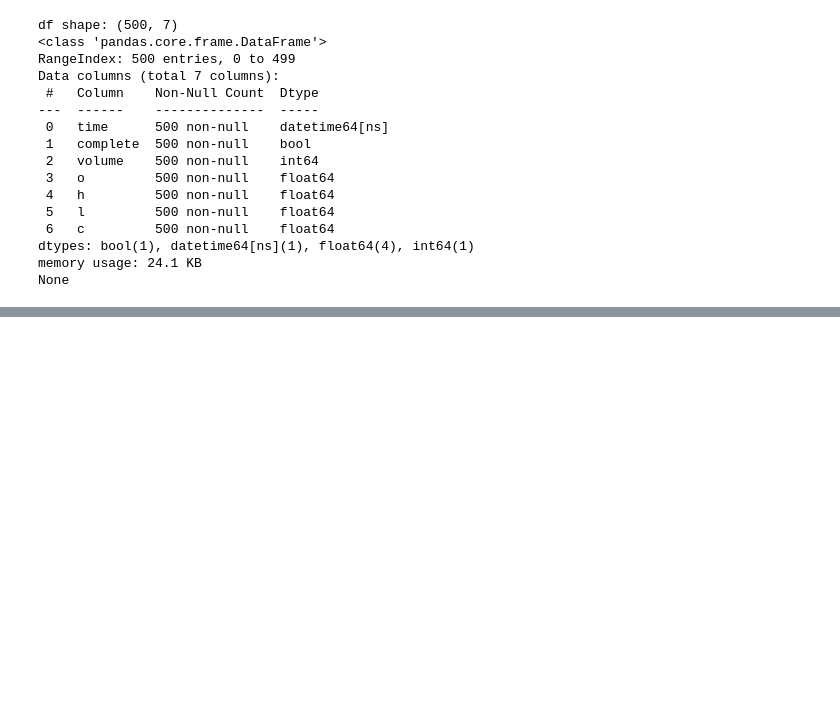
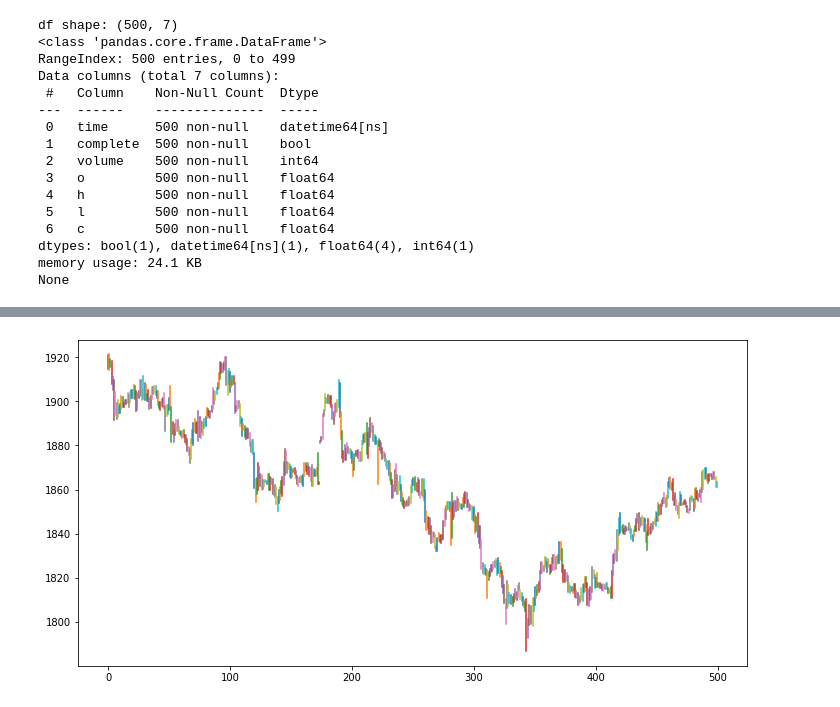
Before and after one commit to ongzhixian/BasicOandaApp, a Jupyter notebook: NoteBooks/ExploreJson.ipynb, the cells around one changed output, grey strips where cells are left out. Saved outputs shown, nothing was run; the diff lists cells and outputs as text; code cells hidden in the pictures; blank space fills up the shorter version.

```diff
--- a/NoteBooks/ExploreJson.ipynb
+++ b/NoteBooks/ExploreJson.ipynb
@@ -94,0 +110,11 @@ df.head(50)
+# %%
+x = np.arange(0,len(df))
+
+fig, ax = plt.subplots(1, figsize=(12,6))
+
+for idx, val in df.iterrows():
+    plt.plot([x[idx], x[idx]], [val['l'], val['h']])
+
+plt.show()
+# %% [output]
+[figure, added]
```
Also changed, not shown: parts of 5 cells of this notebook, 2 other files.
